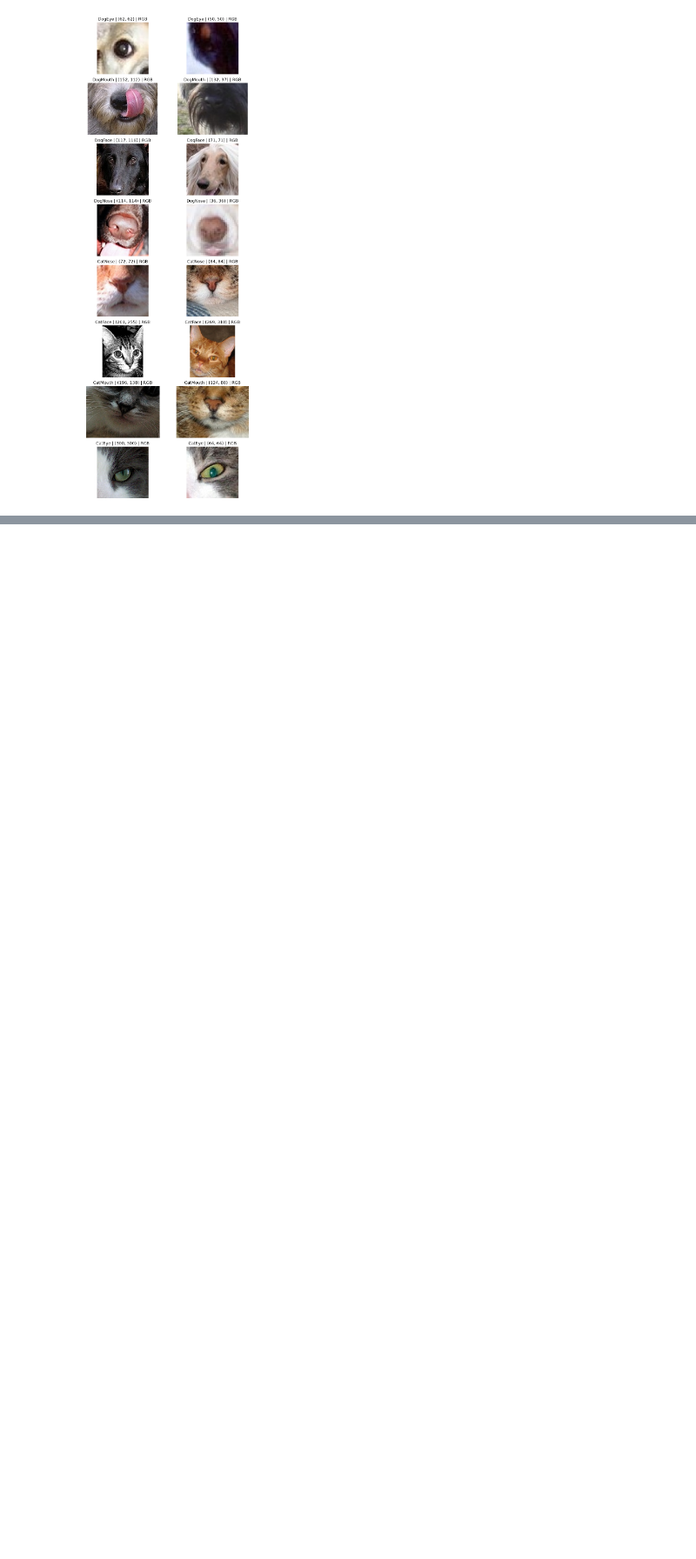
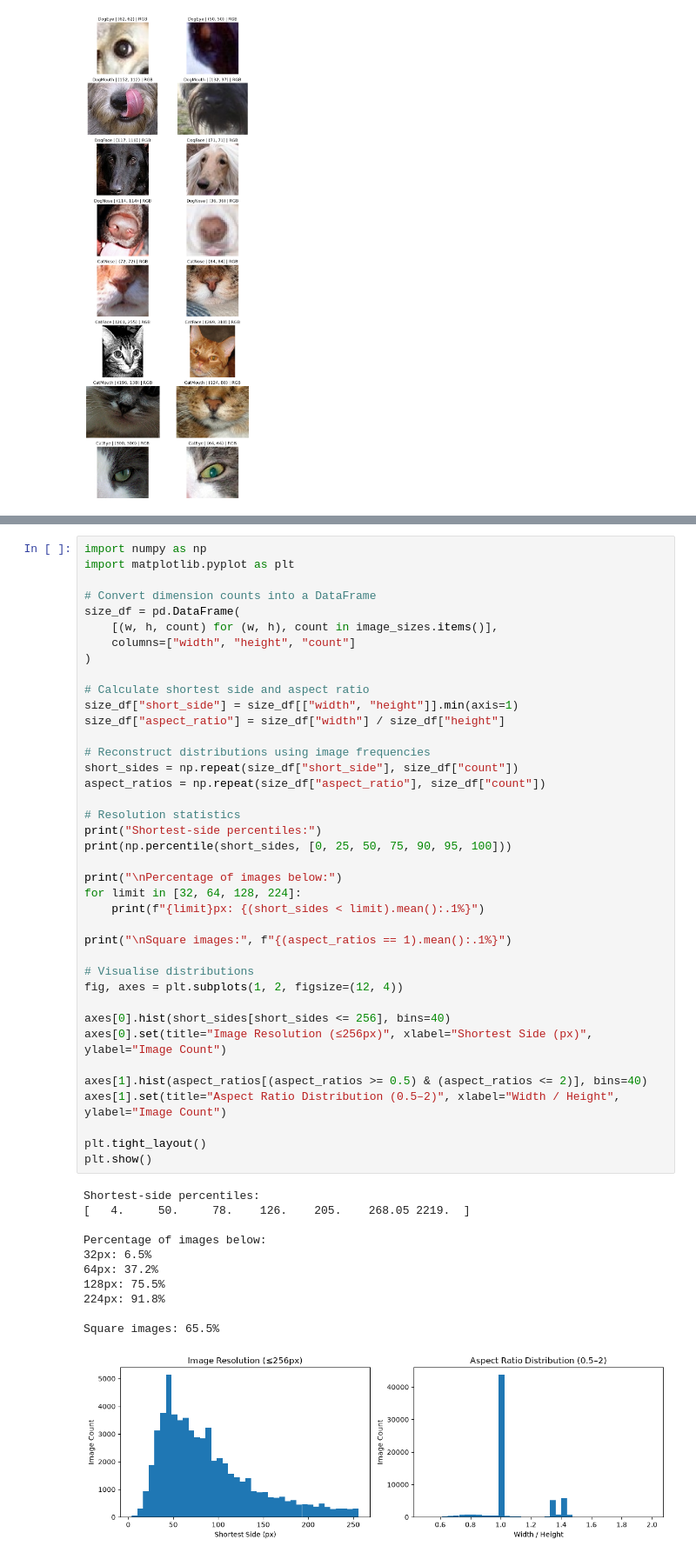
Before and after one commit to Mech-Onics/Kaggle, a Jupyter notebook: deep_learning.ipynb, the cells around one changed output, grey strips where cells are left out. Shown at 87% size. Saved outputs shown, nothing was run; the diff lists cells and outputs as text; blank space fills up the shorter version.

```diff
--- a/deep_learning.ipynb
+++ b/deep_learning.ipynb
@@ -120,0 +178,51 @@ plt.show()
+# %%
+import numpy as np
+import matplotlib.pyplot as plt
+
+# Convert dimension counts into a DataFrame
+size_df = pd.DataFrame(
+    [(w, h, count) for (w, h), count in image_sizes.items()],
+    columns=["width", "height", "count"]
+)
+
+# Calculate shortest side and aspect ratio
+size_df["short_side"] = size_df[["width", "height"]].min(axis=1)
+size_df["aspect_ratio"] = size_df["width"] / size_df["height"]
+
+# Reconstruct distributions using image frequencies
+short_sides = np.repeat(size_df["short_side"], size_df["count"])
+aspect_ratios = np.repeat(size_df["aspect_ratio"], size_df["count"])
+
+# Resolution statistics
+print("Shortest-side percentiles:")
+print(np.percentile(short_sides, [0, 25, 50, 75, 90, 95, 100]))
+
+print("\nPercentage of images below:")
+for limit in [32, 64, 128, 224]:
+    print(f"{limit}px: {(short_sides < limit).mean():.1%}")
+
+print("\nSquare images:", f"{(aspect_ratios == 1).mean():.1%}")
+
+# Visualise distributions
+fig, axes = plt.subplots(1, 2, figsize=(12, 4))
+
+axes[0].hist(short_sides[short_sides <= 256], bins=40)
+axes[0].set(title="Image Resolution (≤256px)", xlabel="Shortest Side (px)", ylabel="Image Count")
+
+axes[1].hist(aspect_ratios[(aspect_ratios >= 0.5) & (aspect_ratios <= 2)], bins=40)
+axes[1].set(title="Aspect Ratio Distribution (0.5–2)", xlabel="Width / Height", ylabel="Image Count")
+
+plt.tight_layout()
+plt.show()
+# %% [output]
+Shortest-side percentiles:
+[   4.     50.     78.    126.    205.    268.05 2219.  ]
+
+Percentage of images below:
+32px: 6.5%
+64px: 37.2%
+128px: 75.5%
+224px: 91.8%
+
+Square images: 65.5%
+[figure, added]
```
Also changed, not shown: parts of 6 cells of this notebook, 1 other file.
